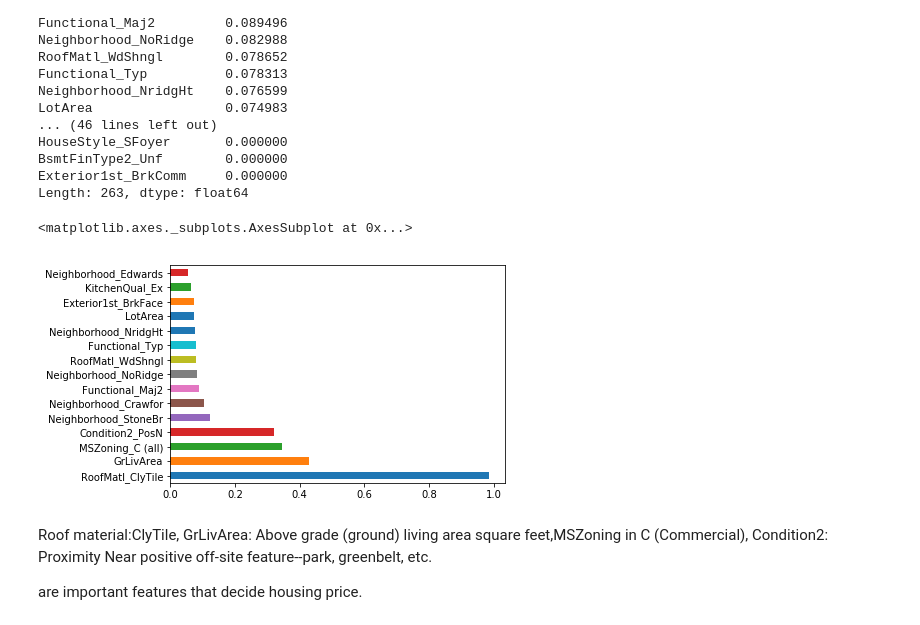
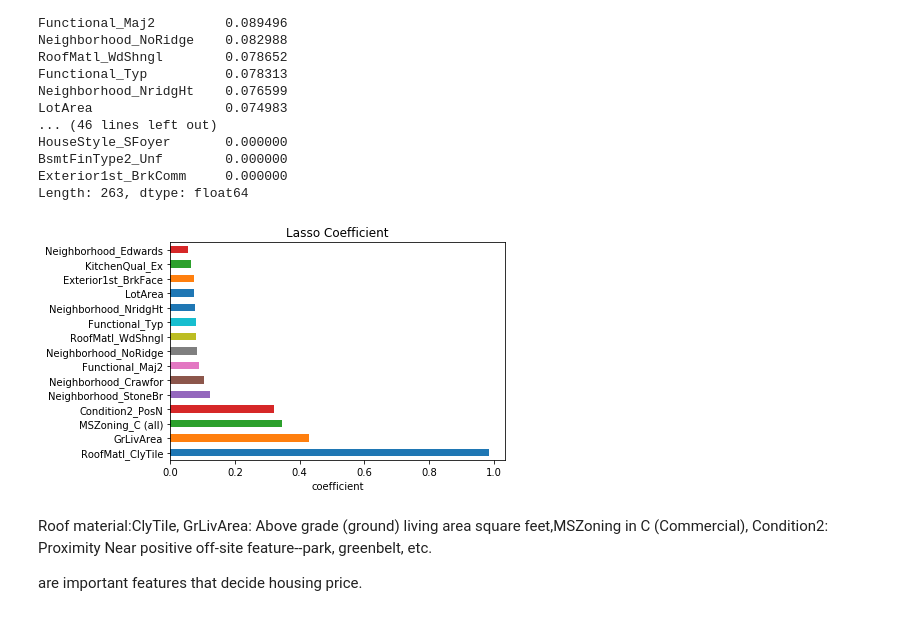
Before and after one commit to yongsingyou/housing-price, a Jupyter notebook: housing-prediction.ipynb, the cells around one changed output. Saved outputs shown, nothing was run; the diff lists cells and outputs as text; code cells hidden in the pictures.

Commit message:
Update figures and read.md
put in figures and update read.md

```diff
--- a/housing-prediction.ipynb
+++ b/housing-prediction.ipynb
@@ -247,9 +248,11 @@ Length: 263, dtype: float64
 # %%
 abscoef = abs(coef).sort_values(ascending=False)
 abscoef[0:15].plot(kind='barh')
+plt.title('Lasso Coefficient')
+plt.xlabel('coefficient')
+plt.savefig('./images/coef_lasso.png')
 # %% [output]
-<matplotlib.axes._subplots.AxesSubplot at 0x...>
-[figure, old version]
+[figure, new version]
 # %% [markdown]
 Roof material:ClyTile, GrLivArea: Above grade (ground) living area square feet,MSZoning in C (Commercial), Condition2: Proximity Near positive off-site feature--park, greenbelt, etc.
 
```
Also changed, not shown: parts of 2 cells of this notebook, 3 other files.
